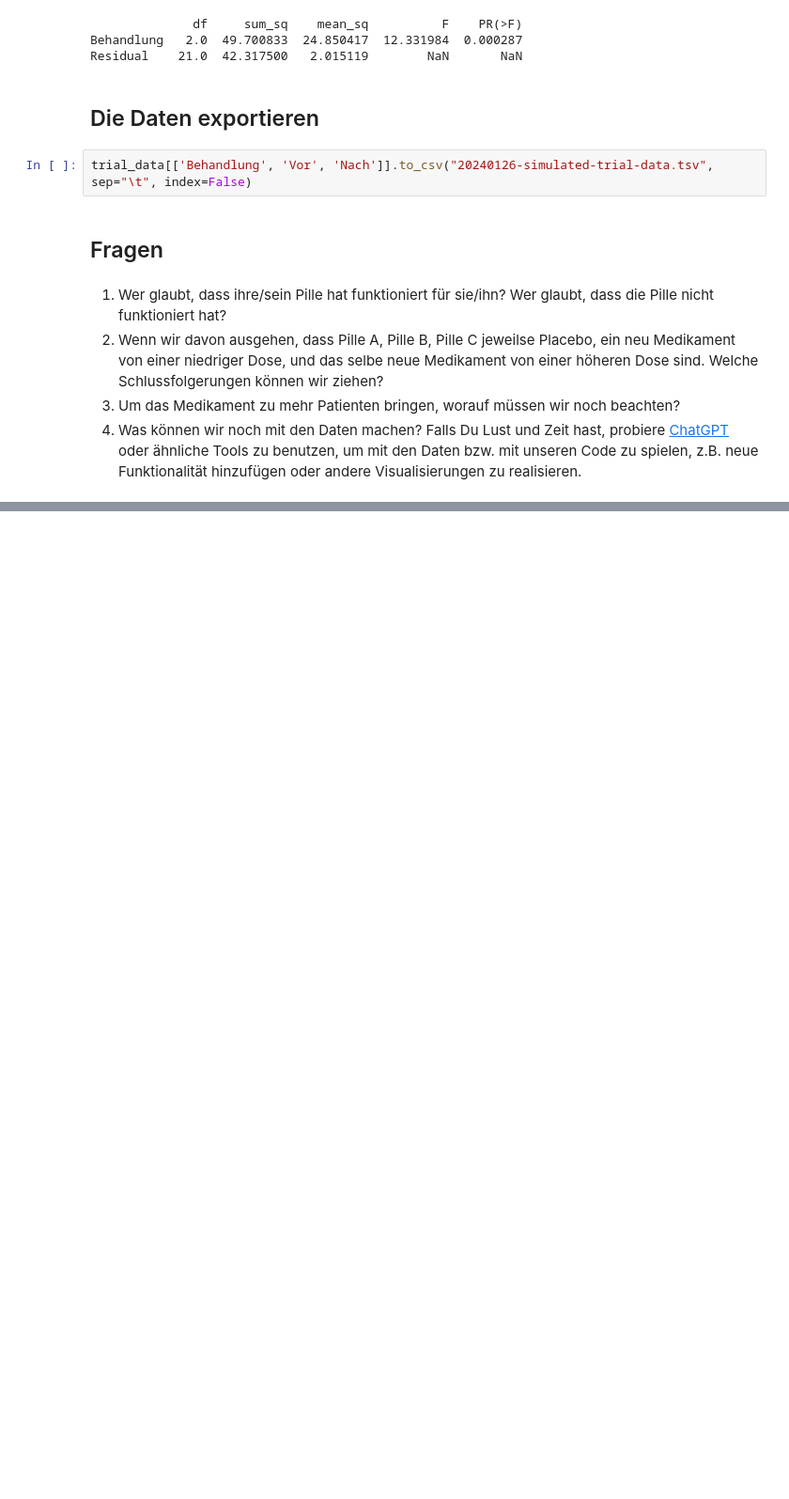
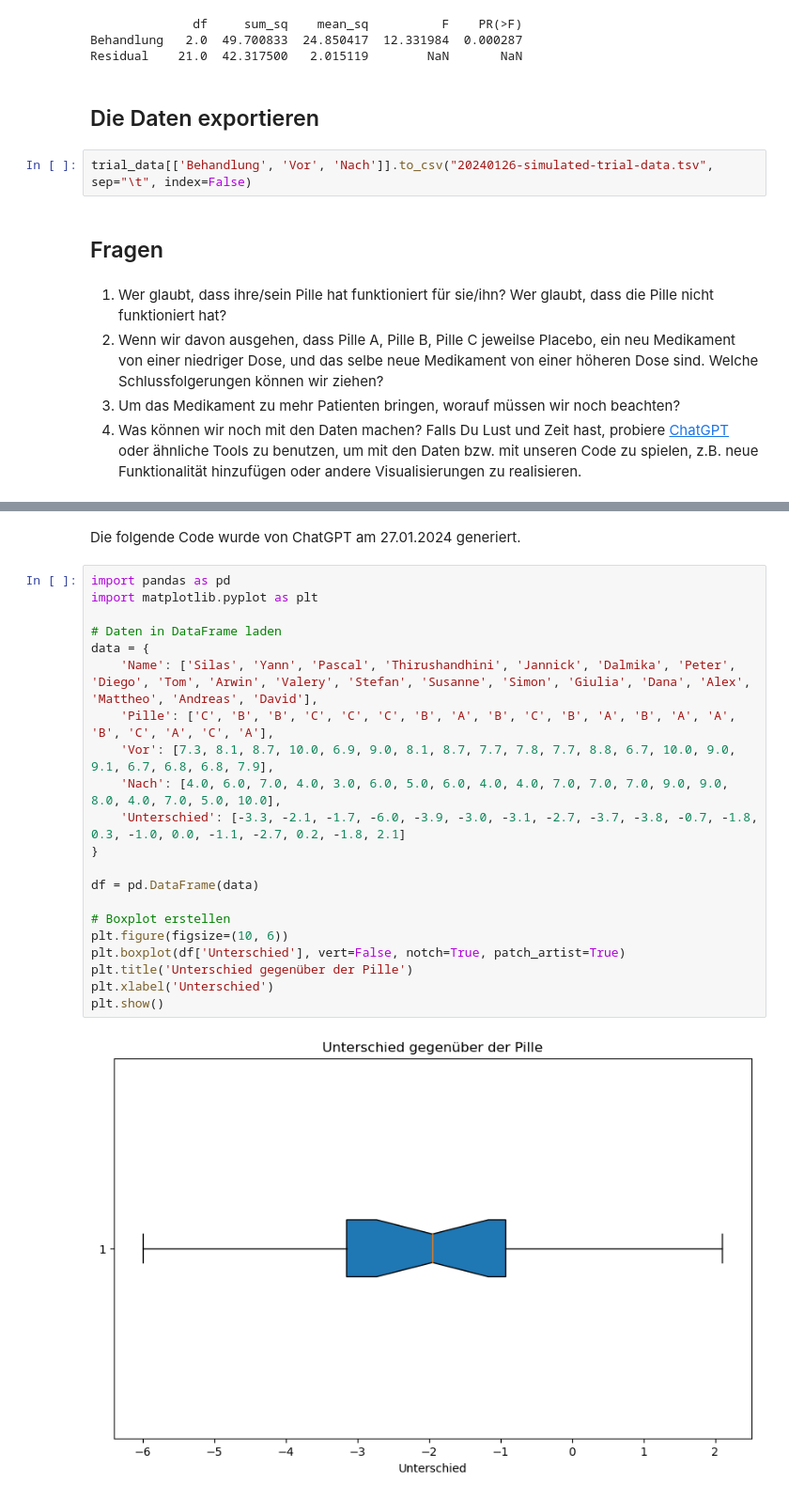
Before and after one commit to Accio/2024-01-GGG-PythonAtLibrary, a Jupyter notebook: 2024-01-PythonAtCarpentry-GGG-Teil1-Entwurf.ipynb, the cells around one changed output, grey strips where cells are left out. Shown at 94% size. Cells and saved outputs as stored; diff of their text form; blank space fills up the shorter version.

Commit message:
(1) add ChatGPT prompts and outputs, (2) Studiedaten hinzugefügt

```diff
--- a/2024-01-PythonAtCarpentry-GGG-Teil1-Entwurf.ipynb
+++ b/2024-01-PythonAtCarpentry-GGG-Teil1-Entwurf.ipynb
@@ -271,0 +297,25 @@ trial_data[['Behandlung', 'Vor', 'Nach']].to_csv("20240126-simulated-trial-data.
+# %% [markdown]
+Die folgende Code wurde von ChatGPT am 27.01.2024 generiert.
+# %%
+import pandas as pd
+import matplotlib.pyplot as plt
+
+# Daten in DataFrame laden
+data = {
+    'Name': ['Silas', 'Yann', 'Pascal', 'Thirushandhini', 'Jannick', 'Dalmika', 'Peter', 'Diego', 'Tom', 'Arwin', 'Valery', 'Stefan', 'Susanne', 'Simon', 'Giulia', 'Dana', 'Alex', 'Mattheo', 'Andreas', 'David'],
+    'Pille': ['C', 'B', 'B', 'C', 'C', 'C', 'B', 'A', 'B', 'C', 'B', 'A', 'B', 'A', 'A', 'B', 'C', 'A', 'C', 'A'],
+    'Vor': [7.3, 8.1, 8.7, 10.0, 6.9, 9.0, 8.1, 8.7, 7.7, 7.8, 7.7, 8.8, 6.7, 10.0, 9.0, 9.1, 6.7, 6.8, 6.8, 7.9],
+    'Nach': [4.0, 6.0, 7.0, 4.0, 3.0, 6.0, 5.0, 6.0, 4.0, 4.0, 7.0, 7.0, 7.0, 9.0, 9.0, 8.0, 4.0, 7.0, 5.0, 10.0],
+    'Unterschied': [-3.3, -2.1, -1.7, -6.0, -3.9, -3.0, -3.1, -2.7, -3.7, -3.8, -0.7, -1.8, 0.3, -1.0, 0.0, -1.1, -2.7, 0.2, -1.8, 2.1]
+}
+
+df = pd.DataFrame(data)
+
+# Boxplot erstellen
+plt.figure(figsize=(10, 6))
+plt.boxplot(df['Unterschied'], vert=False, notch=True, patch_artist=True)
+plt.title('Unterschied gegenüber der Pille')
+plt.xlabel('Unterschied')
+plt.show()
+# %% [output]
+[figure, added]
```
Also changed, not shown: parts of 4 cells of this notebook, 2 other files.
